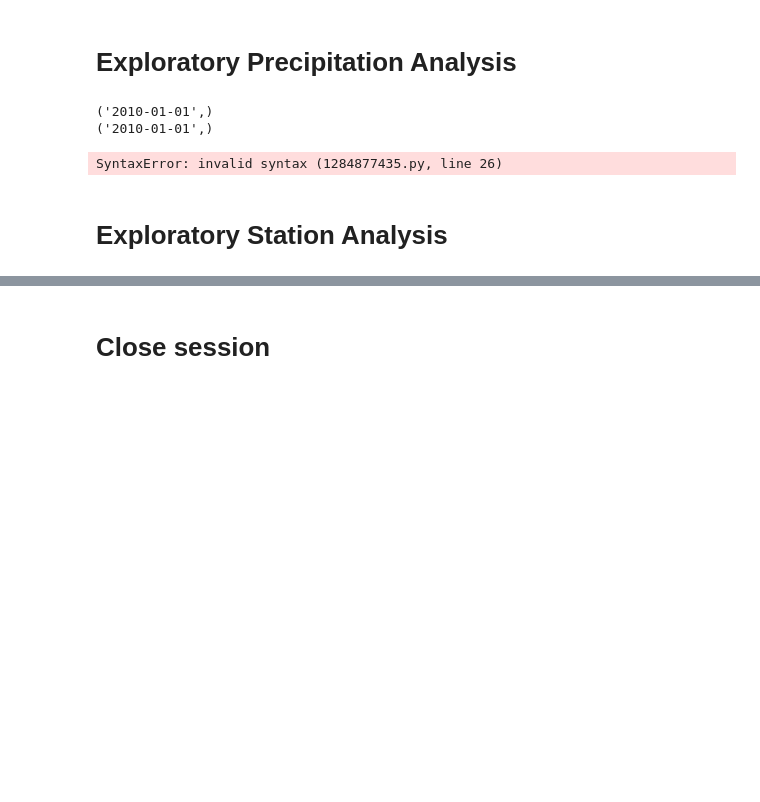
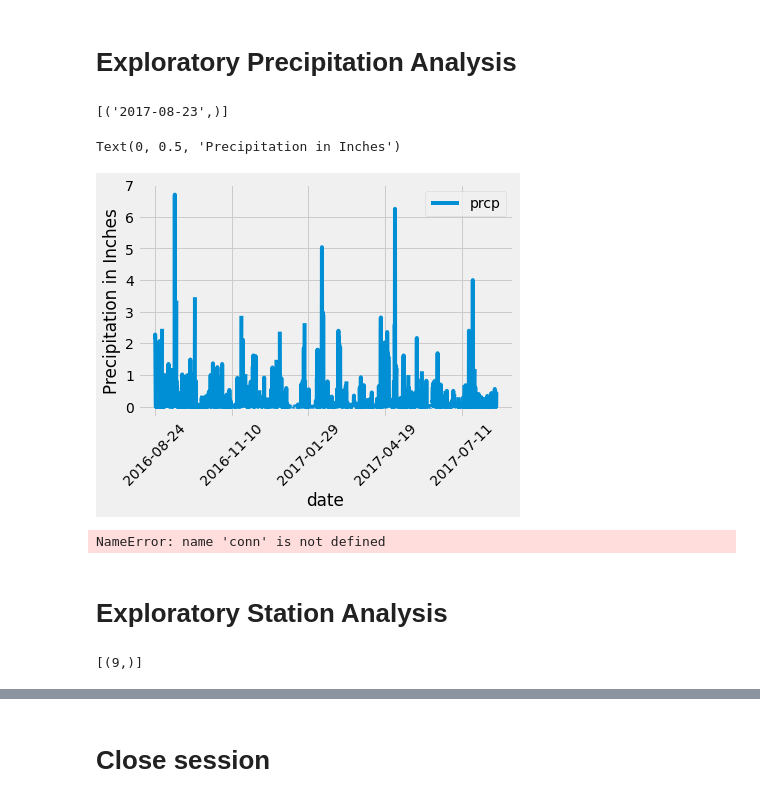
Before and after one commit to mcmanuscw/sqlalchemy-challenge, a Jupyter notebook: climate_starter.ipynb, the cells around one changed output, grey strips where cells are left out. Cells and saved outputs as stored; diff of their text form; code cells hidden in the pictures; blank space fills up the shorter version.

```diff
--- a/climate_starter.ipynb
+++ b/climate_starter.ipynb
@@ -65,48 +63,57 @@ first_row.__dict__
 # Exploratory Precipitation Analysis
 # %%
 # Find the most recent date in the data set.
-for row in session.query(Measurement.date).limit(1).all():
-    print(row)
-
-for row in session.query(Station.date).limit(1).all():
-    print(row)
+session.query(func.max(Measurement.date)).all()
 # %% [output]
-('2010-01-01',)
-('2010-01-01',)
+[('2017-08-23',)]
 # %%
 # Design a query to retrieve the last 12 months of precipitation data and plot the results.
 # Starting from the most recent data point in the database.
 
-data = engine.execute("Select date, avg(prcp) as avg_precip from Measurement group by date order by date desc limit 12")
-
-print("last 12 months of precipitation data")
-for record in data:
-        print(record)
-
 # Calculate the date one year from the last date in data set.
-# Ref: https://www.sqlitetutorial.net/sqlite-date-functions/sqlite-date-function/
-
-data2 = engine.execute("Select DATE(max(date),'+1 year') as YearFromNow from Measurement")
-print("date one year out from the last date in dataset")
-for record in data2:
-        print(record)
+start_date = dt.datetime(2017, 8, 23)- dt.timedelta(days=365)
 
 
 # Perform a query to retrieve the data and precipitation scores
-data3 = engine.execute("Select * from Measurement")
-print("data and precipitation scores")
-for record in data3:
-        print(record)
+result = session.query(Measurement.date, Measurement.prcp).filter(Measurement.date >= start_date).all()
 
 # Save the query results as a Pandas DataFrame and set the index to the date column
-measurement_df = pd.(engine.execute("Select * from Measurement"))
-measurement_df
+prcp_df = pd.DataFrame(result, columns=['date','prcp'])
 
-# Sort the dataframe by date
+prcp_df = prcp_df.set_index('date')
 
+prcp_df= prcp_df.sort_values(by='date',ascending = True)
 
-# Use Pandas Plotting with Matplotlib to plot the data
+prcp_df.plot(rot=45)
+plt.ylabel("Precipitation in Inches")
 # %% [output]
-SyntaxError: invalid syntax (1284877435.py, line 26)
+Text(0, 0.5, 'Precipitation in Inches')
+[figure, added]
+# %%
+# Save the query results as a Pandas DataFrame and set the index to the date column
+
+from datetime import date
+measurement_df = pd.read_sql("Select * from measurement",conn)
+
+# Sort the dataframe by date
+measurement_date_df = measurement_df.set_index('date')
+#measurement_date_df
+measurement_df.sort_values(by='date',ascending = True)
+measurement_df.head()
+
+from datetime import date
+station_df = pd.read_sql("Select * from station",conn)
+station_df.head()
+
+
+# MERGE measurement and station data
+complete_df = pd.merge(measurement_df, station_df, on="station", how="inner")
+complete_df.head()
+
+# #Complete Dataset
+# complete_df.dtypes
+complete_df.describe()
+# %% [output]
+NameError: name 'conn' is not defined
 # %%
 # Use Pandas to calcualte the summary statistics for the precipitation data
@@ -117,3 +127,12 @@ SyntaxError: invalid syntax (1284877435.py, line 26)
+# %%
+# Design a query to calculate the total number stations in the dataset
+
+# Display columns and data in dictionary format  - HELP - WHY IS IS THE ROW SET THE SAME FOR STATION AS IT IS FOR MEASUREMENT
+station_count = session.query(func.count(Station.station)).all()
+
+station_count
+# %% [output]
+[(9,)]
 # %%
 # Design a query to find the most active stations (i.e. what stations have the most rows?)
 # List the stations and the counts in descending order.
```
Also changed, not shown: parts of 9 cells of this notebook.
